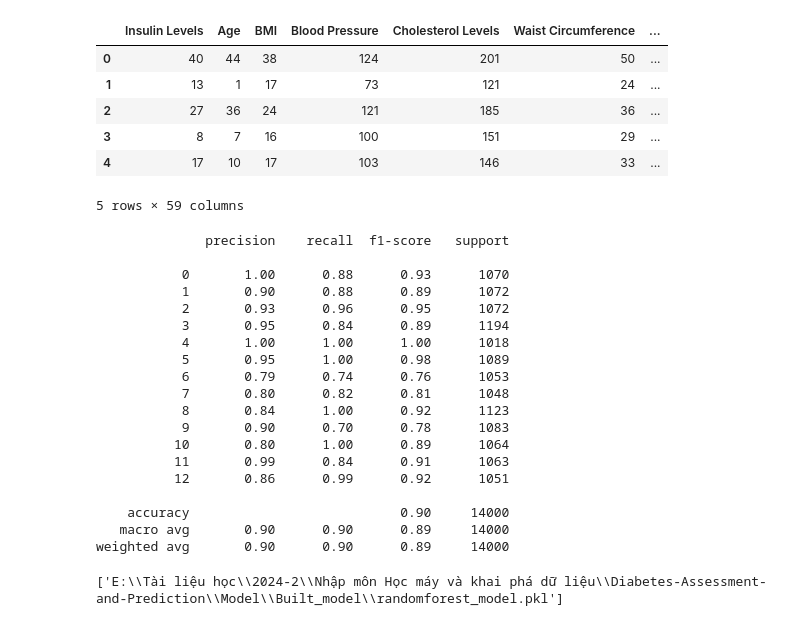
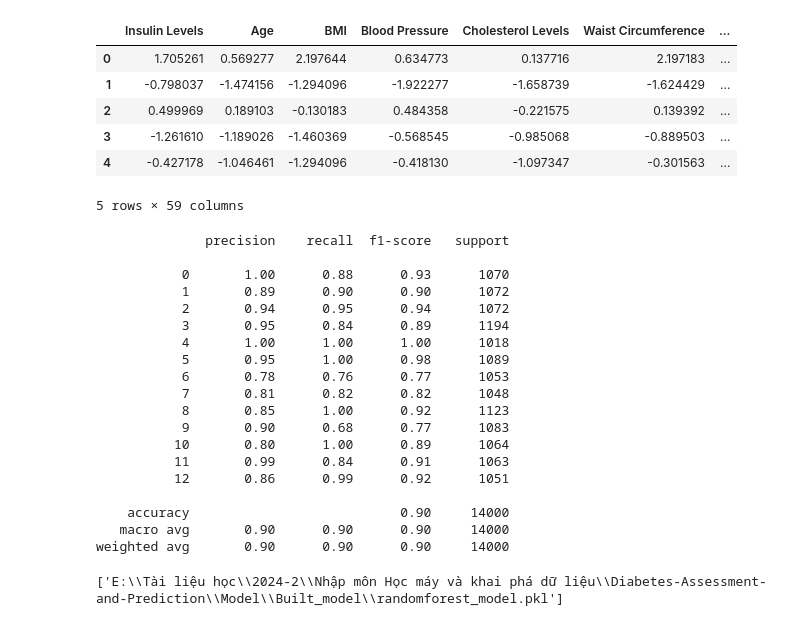
Before and after one commit to NKhanh106/Machine_Learning_Project, a Jupyter notebook: Model/Notebook_train_model/Train_RandomForest.ipynb, the cells around one changed output. Saved outputs shown, nothing was run; the diff lists cells and outputs as text; code cells hidden in the pictures.

```diff
--- a/Model/Notebook_train_model/Train_RandomForest.ipynb
+++ b/Model/Notebook_train_model/Train_RandomForest.ipynb
@@ -8,15 +8,15 @@ from sklearn.model_selection import train_test_split, GridSearchCV, StratifiedKF
 from sklearn.ensemble import RandomForestClassifier
 from sklearn.metrics import classification_report, confusion_matrix, ConfusionMatrixDisplay
 # %%
-df = pd.read_csv(r"E:\Tài liệu học\2024-2\Nhập môn Học máy và khai phá dữ liệu\Diabetes-Assessment-and-Prediction\Data\diabetes_dataset_processed.csv")
+df = pd.read_csv(r"E:\Tài liệu học\2024-2\Nhập môn Học máy và khai phá dữ liệu\Machine_Learning_Project\Data\diabetes_dataset_processed.csv")
 df.head(5)
 # %% [output]
 |  | Insulin Levels | Age | BMI | Blood Pressure | Cholesterol Levels | Waist Circumference | ... |
-| 0 | 40 | 44 | 38 | 124 | 201 | 50 | ... |
-| 1 | 13 | 1 | 17 | 73 | 121 | 24 | ... |
-| 2 | 27 | 36 | 24 | 121 | 185 | 36 | ... |
-| 3 | 8 | 7 | 16 | 100 | 151 | 29 | ... |
-| 4 | 17 | 10 | 17 | 103 | 146 | 33 | ... |
+| 0 | 1.705261 | 0.569277 | 2.197644 | 0.634773 | 0.137716 | 2.197183 | ... |
+| 1 | -0.798037 | -1.474156 | -1.294096 | -1.922277 | -1.658739 | -1.624429 | ... |
+| 2 | 0.499969 | 0.189103 | -0.130183 | 0.484358 | -0.221575 | 0.139392 | ... |
+| 3 | -1.261610 | -1.189026 | -1.460369 | -0.568545 | -0.985068 | -0.889503 | ... |
+| 4 | -0.427178 | -1.046461 | -1.294096 | -0.418130 | -1.097347 | -0.301563 | ... |
 5 rows × 59 columns
 # %%
 le = LabelEncoder()
@@ -32,11 +32,10 @@ pipeline = Pipeline([
 ])
 
 param_grid = {
-    'classifier__n_estimators': [50, 100, 200],
+    'classifier__n_estimators': [100, 200, 300],
     'classifier__max_depth': [None, 10, 20],
-    'classifier__min_samples_split': [2, 5],
+    'classifier__min_samples_split': [2, 5, 10],
     'classifier__min_samples_leaf': [1, 2],
-    'classifier__bootstrap': [True],
     'classifier__class_weight': ['balanced']
 }
 
@@ -45,7 +44,7 @@ cv = StratifiedKFold(n_splits=5, shuffle=True, random_state=42)
 # scoring='precision_macro' để không bỏ sót người bệnh
 # scoring='recall_macro' để không muốn dự đoán sai người khỏe mạnh là bị bệnh
 # scoring='f1_macro' để cân bằng giữa precision và recall
-best_model = GridSearchCV(pipeline, param_grid, cv=cv, scoring='precision_macro', n_jobs=-1)
+best_model = GridSearchCV(pipeline, param_grid, cv=cv, scoring='f1_macro', n_jobs=-1)
 
 best_model.fit(X_train, y_train)
 y_pred = best_model.predict(X_test)
@@ -56,22 +55,22 @@ disp = ConfusionMatrixDisplay(confusion_matrix=cm, display_labels=le.classes_)
               precision    recall  f1-score   support
 
            0       1.00      0.88      0.93      1070
-           1       0.90      0.88      0.89      1072
-           2       0.93      0.96      0.95      1072
+           1       0.89      0.90      0.90      1072
+           2       0.94      0.95      0.94      1072
            3       0.95      0.84      0.89      1194
            4       1.00      1.00      1.00      1018
            5       0.95      1.00      0.98      1089
-           6       0.79      0.74      0.76      1053
-           7       0.80      0.82      0.81      1048
-           8       0.84      1.00      0.92      1123
-           9       0.90      0.70      0.78      1083
+           6       0.78      0.76      0.77      1053
+           7       0.81      0.82      0.82      1048
+           8       0.85      1.00      0.92      1123
+           9       0.90      0.68      0.77      1083
           10       0.80      1.00      0.89      1064
           11       0.99      0.84      0.91      1063
           12       0.86      0.99      0.92      1051
 
     accuracy                           0.90     14000
-   macro avg       0.90      0.90      0.89     14000
-weighted avg       0.90      0.90      0.89     14000
+   macro avg       0.90      0.90      0.90     14000
+weighted avg       0.90      0.90      0.90     14000
 # %%
 import joblib
 
```
Also changed, not shown: parts of 3 cells of this notebook, 6 other files.
